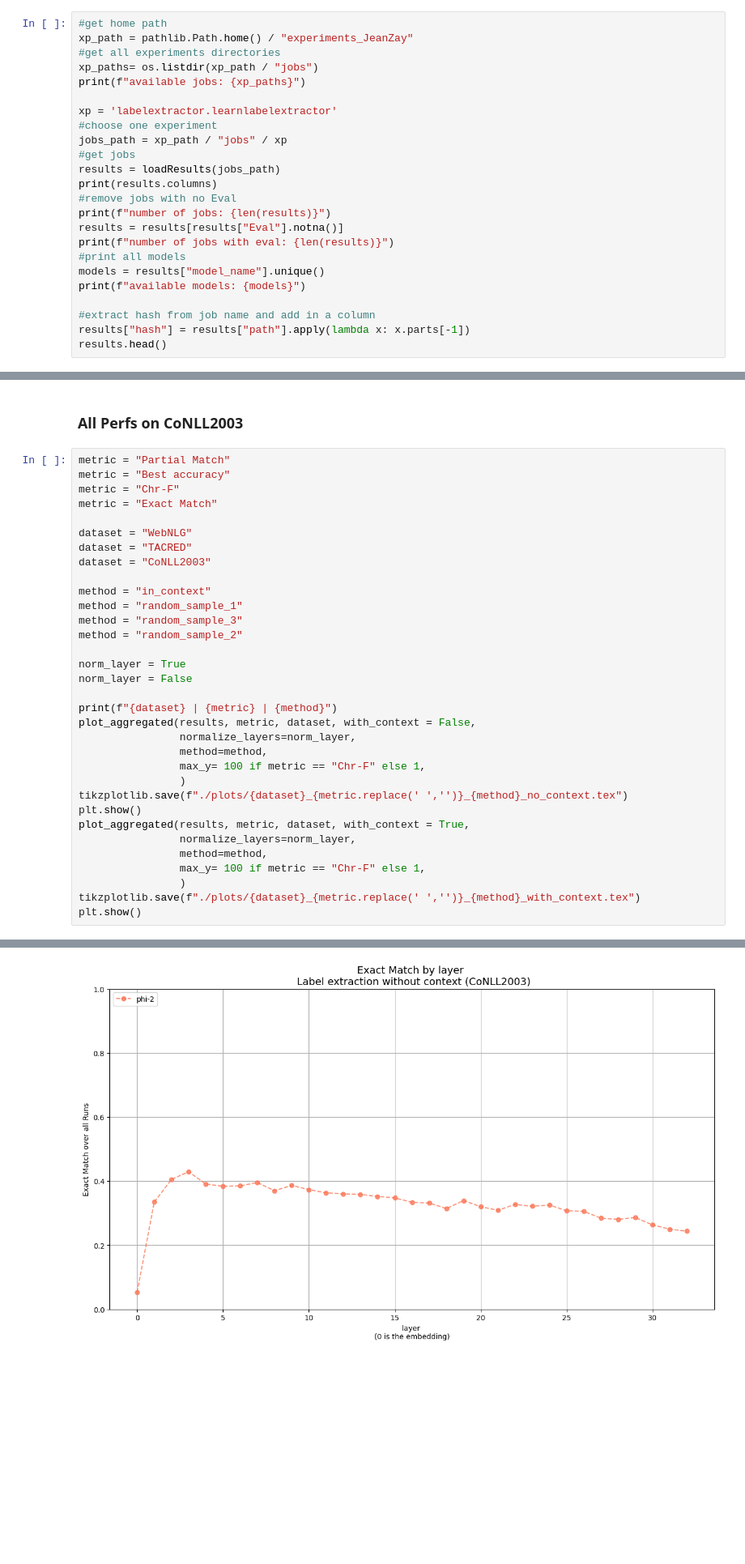
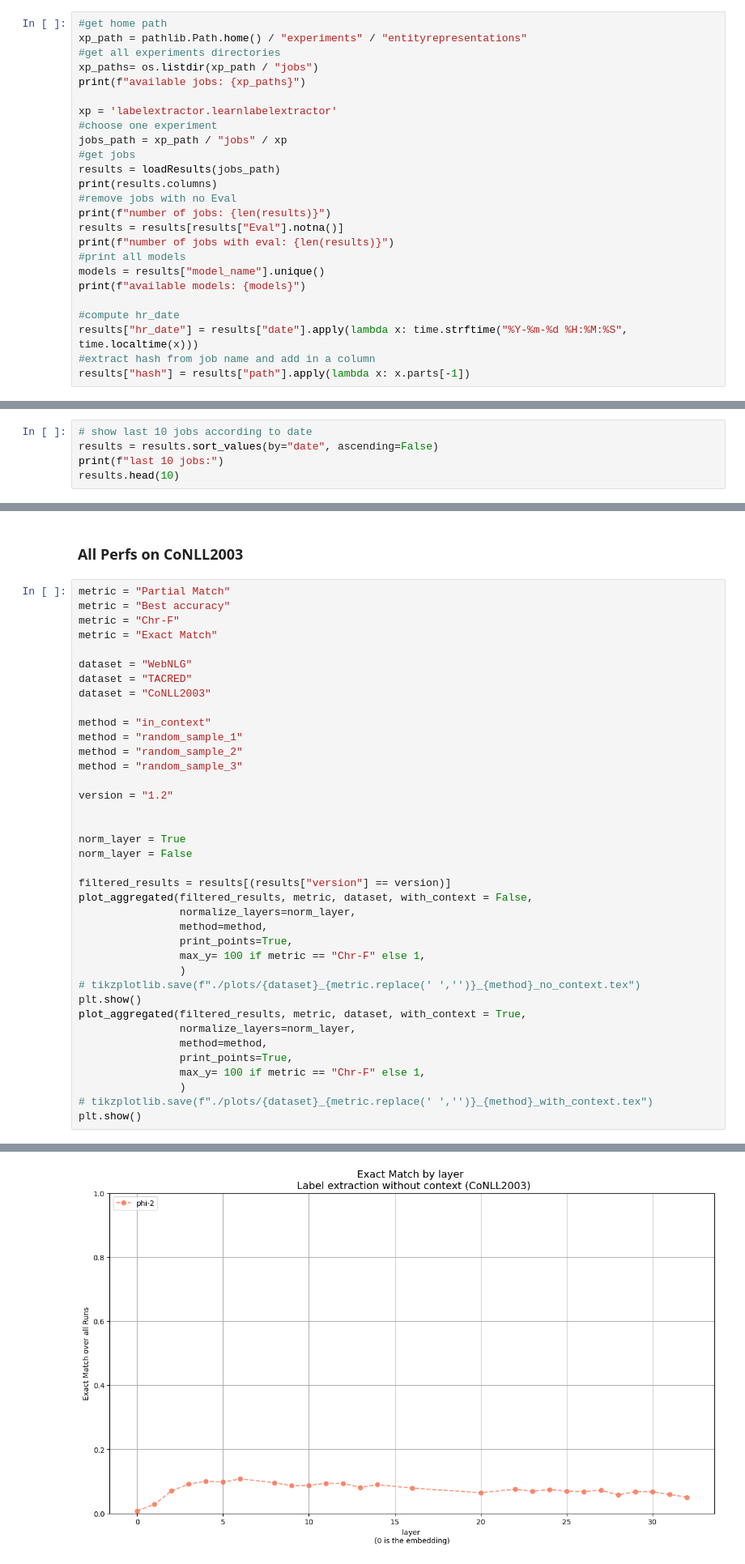
Before and after one commit to VictorMorand/EntityRepresentations, a Jupyter notebook: Notebooks/ProcessResults.ipynb, the cells around one changed output, grey strips where cells are left out. Shown: that part at 81% size. Cells and saved outputs as stored; diff of their text form; blank space fills up the shorter version.

```diff
--- a/Notebooks/ProcessResults.ipynb
+++ b/Notebooks/ProcessResults.ipynb
@@ -73,7 +73,7 @@ for family, models in families.items():
 # Load the results
 # %%
 #get home path
-xp_path = pathlib.Path.home() / "experiments_JeanZay"
+xp_path = pathlib.Path.home() / "experiments" / "entityrepresentations"
 #get all experiments directories
 xp_paths= os.listdir(xp_path / "jobs")
 print(f"available jobs: {xp_paths}")
@@ -92,7 +92,8 @@ print(f"number of jobs with eval: {len(results)}")
 models = results["model_name"].unique()
 print(f"available models: {models}")
 
+#compute hr_date
+results["hr_date"] = results["date"].apply(lambda x: time.strftime("%Y-%m-%d %H:%M:%S", time.localtime(x)))
 #extract hash from job name and add in a column
 results["hash"] = results["path"].apply(lambda x: x.parts[-1])
-results.head()
 # %% [output]
@@ -116,0 +112,5 @@ available models: ['gpt2-small' 'gpt2-large' 'gpt2-medium' 'phi-2' 'mistral-7B'
+# %%
+# show last 10 jobs according to date
+results = results.sort_values(by="date", ascending=False)
+print(f"last 10 jobs:")
+results.head(10)
@@ -533,25 +568,30 @@ dataset = "CoNLL2003"
 
 method = "in_context"
 method = "random_sample_1"
+method = "random_sample_2"
 method = "random_sample_3"
-method = "random_sample_2"
+
+version = "1.2"
+
 
 norm_layer = True
 norm_layer = False
 
-print(f"{dataset} | {metric} | {method}")
-plot_aggregated(results, metric, dataset, with_context = False,
+filtered_results = results[(results["version"] == version)]
+plot_aggregated(filtered_results, metric, dataset, with_context = False,
                 normalize_layers=norm_layer,
                 method=method,
+                print_points=True,
                 max_y= 100 if metric == "Chr-F" else 1,
                 )
-tikzplotlib.save(f"./plots/{dataset}_{metric.replace(' ','')}_{method}_no_context.tex")
+# tikzplotlib.save(f"./plots/{dataset}_{metric.replace(' ','')}_{method}_no_context.tex")
 plt.show()
-plot_aggregated(results, metric, dataset, with_context = True,
+plot_aggregated(filtered_results, metric, dataset, with_context = True,
                 normalize_layers=norm_layer,
                 method=method,
+                print_points=True,
                 max_y= 100 if metric == "Chr-F" else 1,
                 )
-tikzplotlib.save(f"./plots/{dataset}_{metric.replace(' ','')}_{method}_with_context.tex")
+# tikzplotlib.save(f"./plots/{dataset}_{metric.replace(' ','')}_{method}_with_context.tex")
 plt.show()
 # %% [output]
@@ -559 +601 @@ CoNLL2003 | Exact Match | random_sample_2
-[figure, old version]
+[figure, new version]
```
Also changed, not shown: parts of 15 cells of this notebook, 7 other files.
